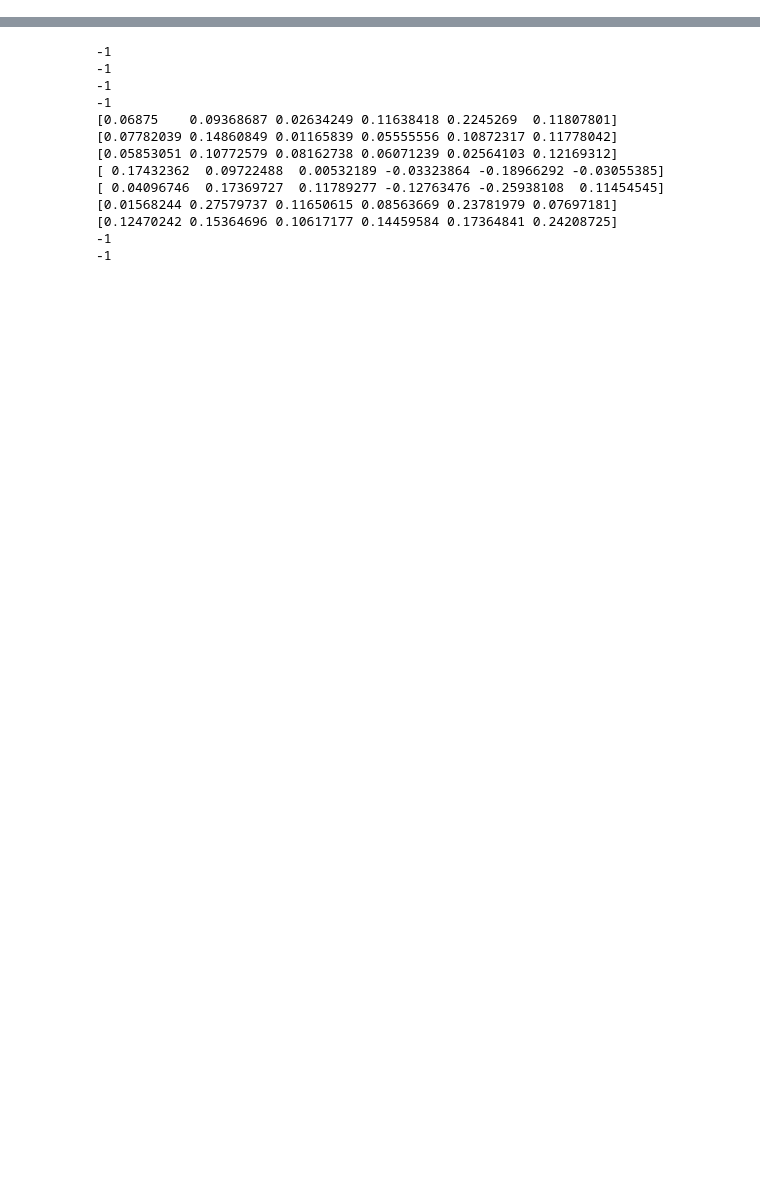
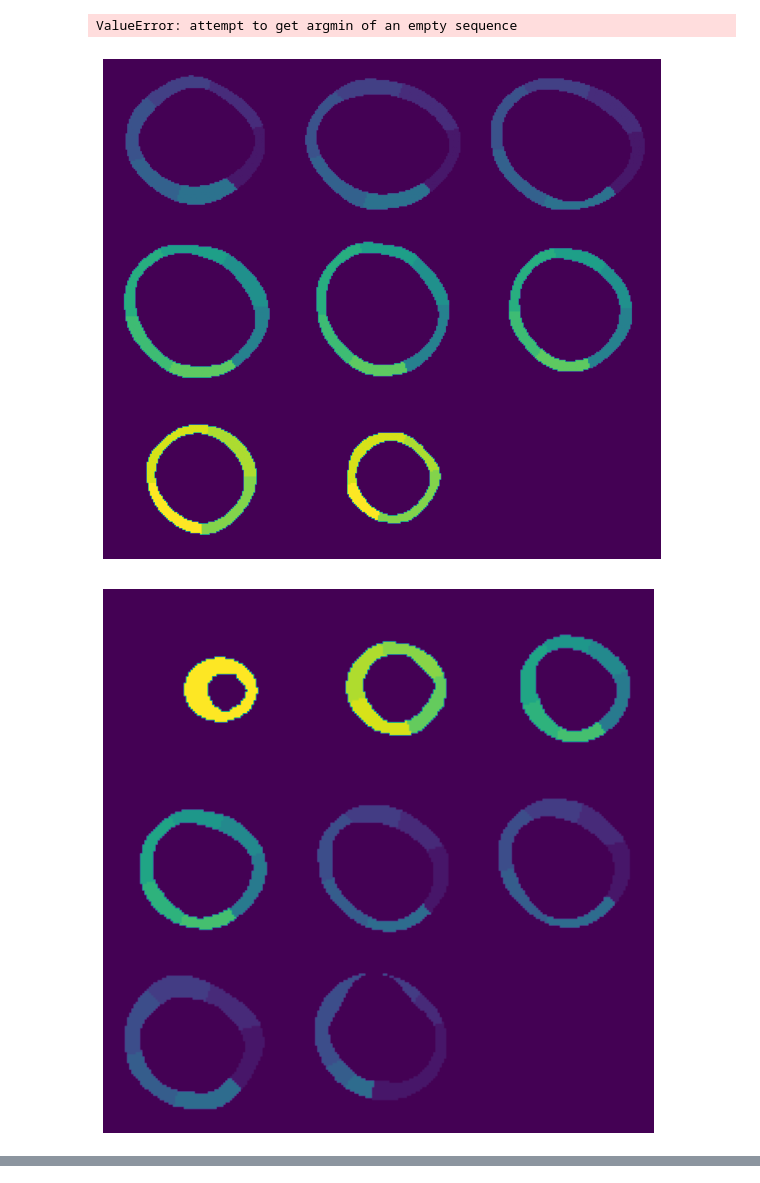
Before and after one commit to htylab/pymr_back, a Jupyter notebook: example/example_3.ipynb, the cells around one changed output, grey strips where cells are left out. Saved outputs shown, nothing was run; the diff lists cells and outputs as text; code cells hidden in the pictures; blank space fills up the shorter version.

```diff
--- a/example/example_3.ipynb
+++ b/example/example_3.ipynb
@@ -12,6 +12,16 @@ import matplotlib.pyplot as plt
 from pymr.heart import ahaseg
 # %%
 import nibabel
-heart = nibabel.load(r"test_gt.nii.gz").get_fdata()
+heart = nibabel.load(r"/home/OpenDataset/Testing/A5D0G0/A5D0G0_sa_gt.nii.gz").get_fdata()
 # %%
 import pymr.heart as pyheart
+# %%
+import glob
+for f in glob.glob(r'/home/OpenDataset/Testing/**/*gt.nii.gz')[:10]:
+    print(f)
+    heart = nibabel.load(f).get_fdata()
+    heart_aha17_4d = pyheart.data_converter.convert(heart)
+    sys_frame, dia_frame = pyheart.get_frame(heart)
+    heart_crop, _ = pyheart.auto_crop(heart_aha17_4d)
+    pyheart.montage(heart_crop[..., dia_frame])
+# %% [output]
@@ -17,0 +46,3 @@ import pymr.heart as pyheart
+ValueError: attempt to get argmin of an empty sequence
+[figure, added]
+[figure, added]
@@ -18,18 +58,4 @@ import pymr.heart as pyheart
 # %%
 for ii in range(heart.shape[2]):
     result = pyheart.thickness.thick_ana_xyt(heart[..., ii, :])
-# %% [output]
--1
--1
--1
--1
-[0.06875    0.09368687 0.02634249 0.11638418 0.2245269  0.11807801]
-[0.07782039 0.14860849 0.01165839 0.05555556 0.10872317 0.11778042]
-[0.05853051 0.10772579 0.08162738 0.06071239 0.02564103 0.12169312]
-[ 0.17432362  0.09722488  0.00532189 -0.03323864 -0.18966292 -0.03055385]
-[ 0.04096746  0.17369727  0.11789277 -0.12763476 -0.25938108  0.11454545]
-[0.01568244 0.27579737 0.11650615 0.08563669 0.23781979 0.07697181]
-[0.12470242 0.15364696 0.10617177 0.14459584 0.17364841 0.24208725]
--1
--1
 # %%
```
Also changed, not shown: parts of 24 cells of this notebook, 5 other files.
